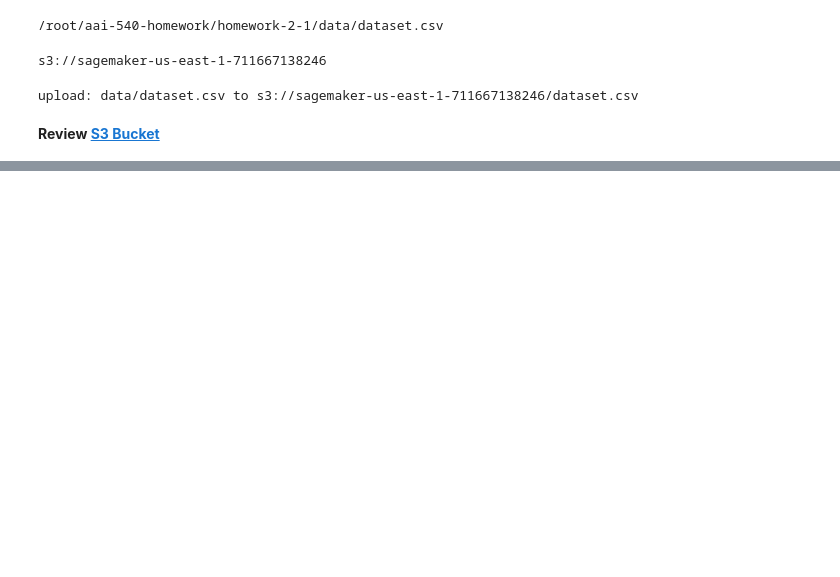
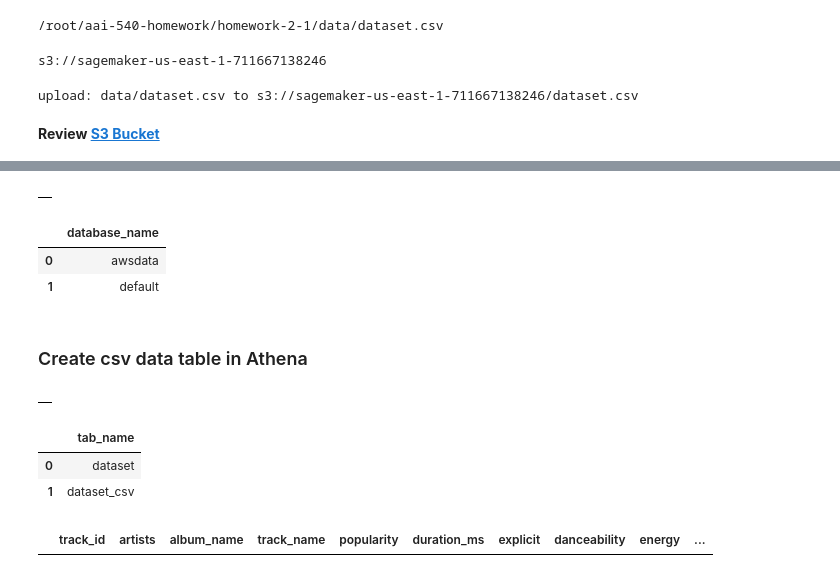
Before and after one commit to snagalingam/aai-540-hw, a Jupyter notebook: homework-2-1/homework-2-1.ipynb, the cells around one changed output, grey strips where cells are left out. Cells and saved outputs as stored; diff of their text form; code cells hidden in the pictures; blank space fills up the shorter version.

Commit message:
started building out athena

```diff
--- a/homework-2-1/homework-2-1.ipynb
+++ b/homework-2-1/homework-2-1.ipynb
@@ -55,0 +64,80 @@ Review S3 Bucket
+# %%
+# set database name
+database_name = "awsdata"
+
+# set S3 staging directory
+s3_staging_dir = "s3://{0}/athena/staging".format(bucket)
+
+# create connection
+conn = connect(region_name=region, s3_staging_dir=s3_staging_dir)
+
+# create database if it doesn't exist
+statement = "CREATE DATABASE IF NOT EXISTS {}".format(database_name)
+pd.read_sql(statement, conn)
+# %% [output]
+|  |
+# %%
+# verify the database has been created
+statement = "SHOW DATABASES"
+
+df_show = pd.read_sql(statement, conn)
+df_show.head(5)
+# %% [output]
+|  | database_name |
+| 0 | awsdata |
+| 1 | default |
+# %% [markdown]
+### Create csv data table in Athena
+# %%
+# set table name
+table_name_csv = "dataset_csv"
+
+# create table
+statement = """CREATE EXTERNAL TABLE IF NOT EXISTS {}.{}(
+         track_id string,
+         artists string,
+         album_name string,
+         track_name string,
+         popularity int,
+         duration_ms int,
+         explicit boolean,
+         danceability float,
+         energy float,
+         key int,
+         loudness float,
+         mode int,
+         speechiness float,
+         acousticness float,
+         instrumentalness float,
+         liveness float,
+         valence float,
+         tempo float,
+         time_signature int,
+         track_genre string
+) ROW FORMAT DELIMITED FIELDS TERMINATED BY ',' LINES TERMINATED BY '\\n' LOCATION '{}/'
+TBLPROPERTIES ('skip.header.line.count'='1')""".format(
+    database_name, table_name_csv, s3_path
+)
+
+pd.read_sql(statement, conn)
+# %% [output]
+|  |
+# %%
+# verify table has been created
+statement = "SHOW TABLES in {}".format(database_name)
+df_show = pd.read_sql(statement, conn)
+df_show.head(5)
+# %% [output]
+|  | tab_name |
+| 0 | dataset |
+| 1 | dataset_csv |
+# %%
+# run sample query
+statement = """SELECT * FROM {}.{}
+    WHERE artists = 'data'""".format(
+    database_name, table_name_csv
+)
+df = pd.read_sql(statement, conn)
+df
+# %% [output]
+|  | track_id | artists | album_name | track_name | popularity | duration_ms | explicit | danceability | energy | ... |
```
Also changed, not shown: parts of 9 cells of this notebook.
